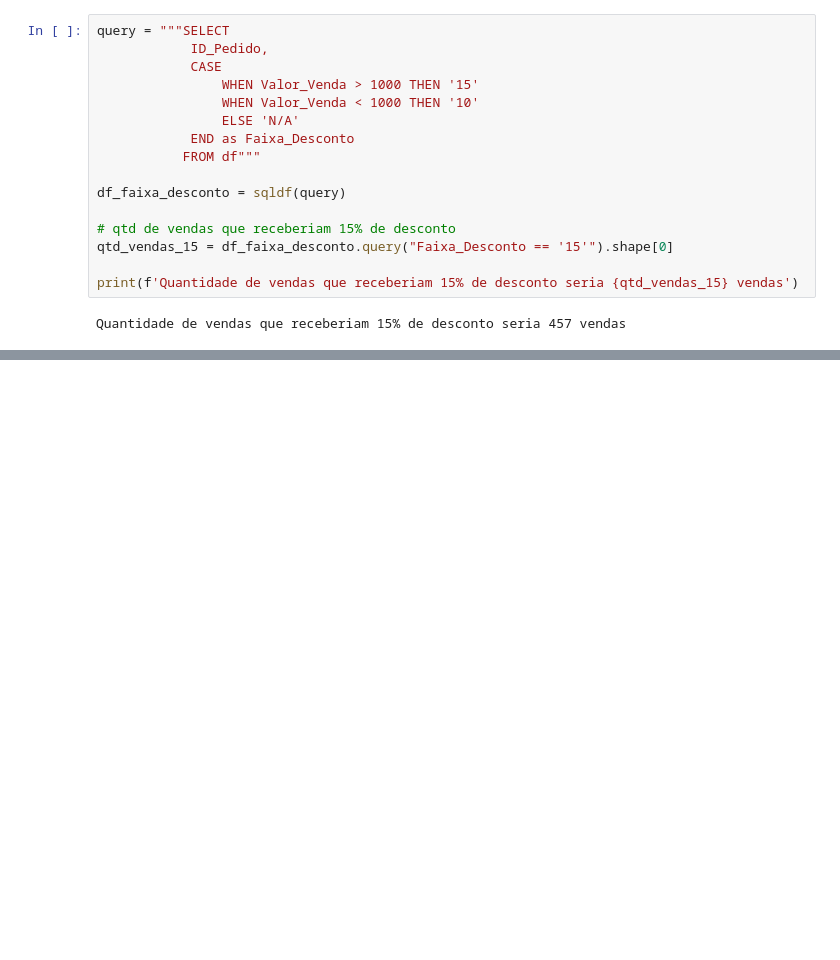
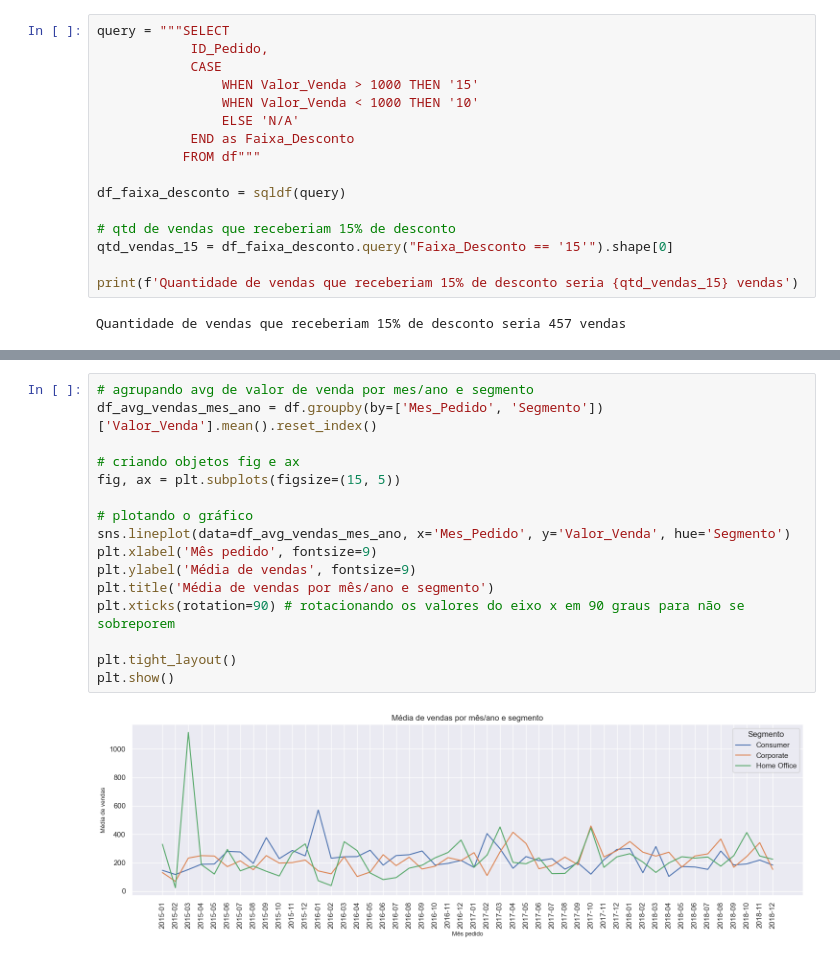
Before and after one commit to camargo-vinicius/eda_python, a Jupyter notebook: analise_ecommerce.ipynb, the cells around one changed output, grey strips where cells are left out. Cells and saved outputs as stored; diff of their text form; blank space fills up the shorter version.

Commit message:
criando mais alguns plots

```diff
--- a/analise_ecommerce.ipynb
+++ b/analise_ecommerce.ipynb
@@ -312,0 +355,18 @@ Quantidade de vendas que receberiam 15% de desconto seria 457 vendas
+# %%
+# agrupando avg de valor de venda por mes/ano e segmento
+df_avg_vendas_mes_ano = df.groupby(by=['Mes_Pedido', 'Segmento'])['Valor_Venda'].mean().reset_index()
+
+# criando objetos fig e ax
+fig, ax = plt.subplots(figsize=(15, 5))
+
+# plotando o gráfico
+sns.lineplot(data=df_avg_vendas_mes_ano, x='Mes_Pedido', y='Valor_Venda', hue='Segmento')
+plt.xlabel('Mês pedido', fontsize=9)
+plt.ylabel('Média de vendas', fontsize=9)
+plt.title('Média de vendas por mês/ano e segmento')
+plt.xticks(rotation=90) # rotacionando os valores do eixo x em 90 graus para não se sobreporem
+
+plt.tight_layout()
+plt.show()
+# %% [output]
+[figure, added]
```
Also changed, not shown: parts of 11 cells of this notebook.
